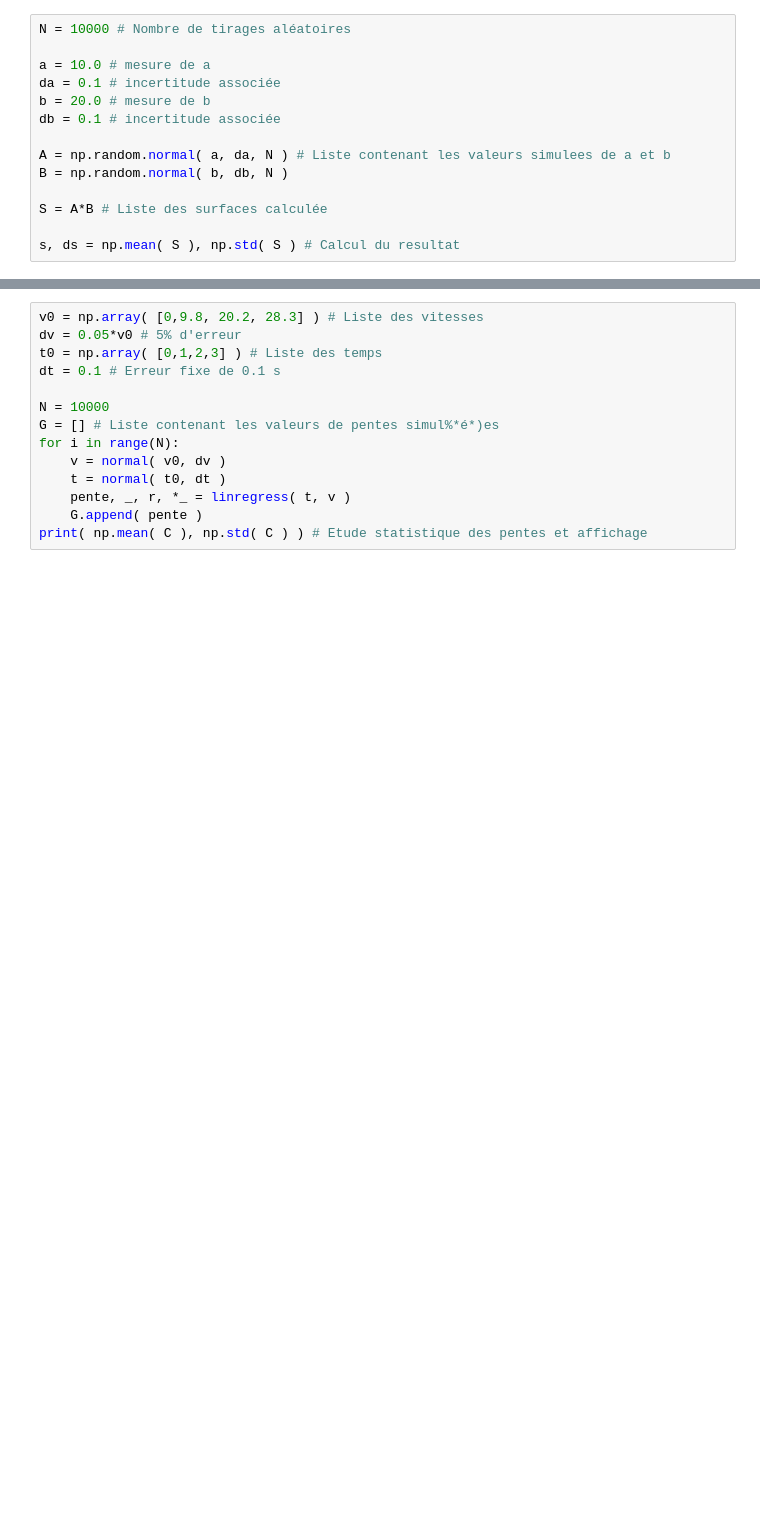
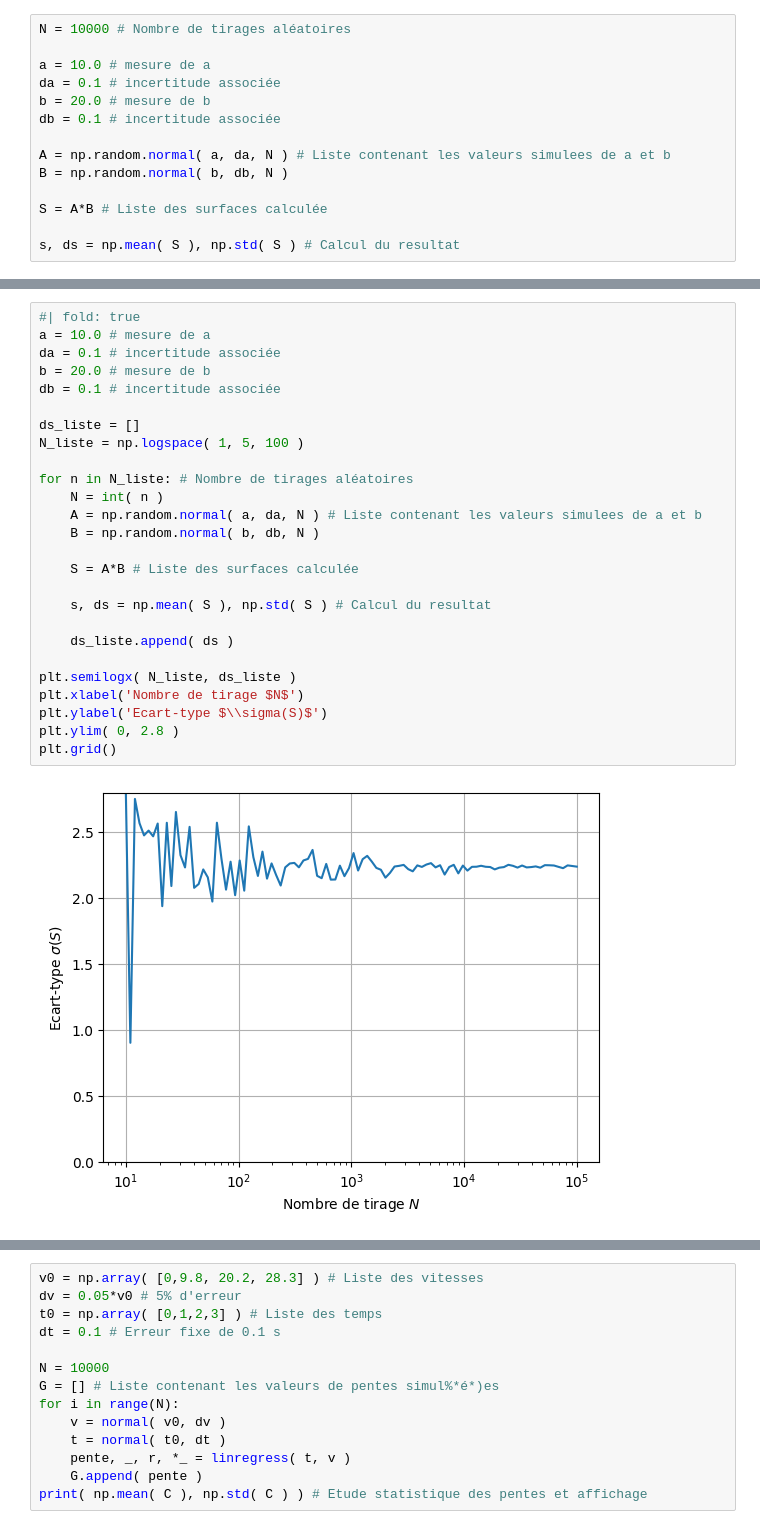
Before and after one commit to gregomartophysique/martouzetphysique, a Jupyter notebook: pages/methodes/Incertitude_MonteCarlo.ipynb, the cells around one changed output, grey strips where cells are left out. Cells and saved outputs as stored; diff of their text form; blank space fills up the shorter version.

```diff
--- a/pages/methodes/Incertitude_MonteCarlo.ipynb
+++ b/pages/methodes/Incertitude_MonteCarlo.ipynb
@@ -137 +131,29 @@ Ainsi, un choix de $N=\num{e4}$ constitue un bon compromis entre précision et t
+# %%
+#| fold: true
+a = 10.0 # mesure de a
+da = 0.1 # incertitude associée
+b = 20.0 # mesure de b
+db = 0.1 # incertitude associée
+
+ds_liste = []
+N_liste = np.logspace( 1, 5, 100 )
+
+for n in N_liste: # Nombre de tirages aléatoires
+    N = int( n )
+    A = np.random.normal( a, da, N ) # Liste contenant les valeurs simulees de a et b
+    B = np.random.normal( b, db, N )
+
+    S = A*B # Liste des surfaces calculée
+
+    s, ds = np.mean( S ), np.std( S ) # Calcul du resultat
+
+    ds_liste.append( ds )
+
+plt.semilogx( N_liste, ds_liste )
+plt.xlabel('Nombre de tirage $N$')
+plt.ylabel('Ecart-type $\\sigma(S)$')
+plt.ylim( 0, 2.8 )
+plt.grid()
+# %% [output]
+[figure, added]
 # %% [markdown]
```
Also changed, not shown: parts of 6 cells of this notebook, 44 other files.
